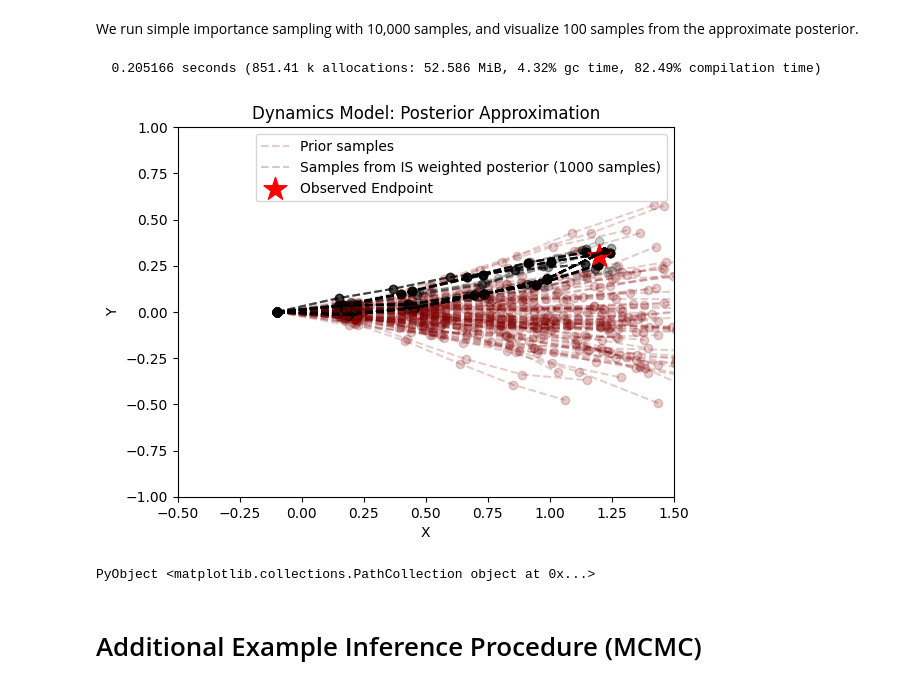
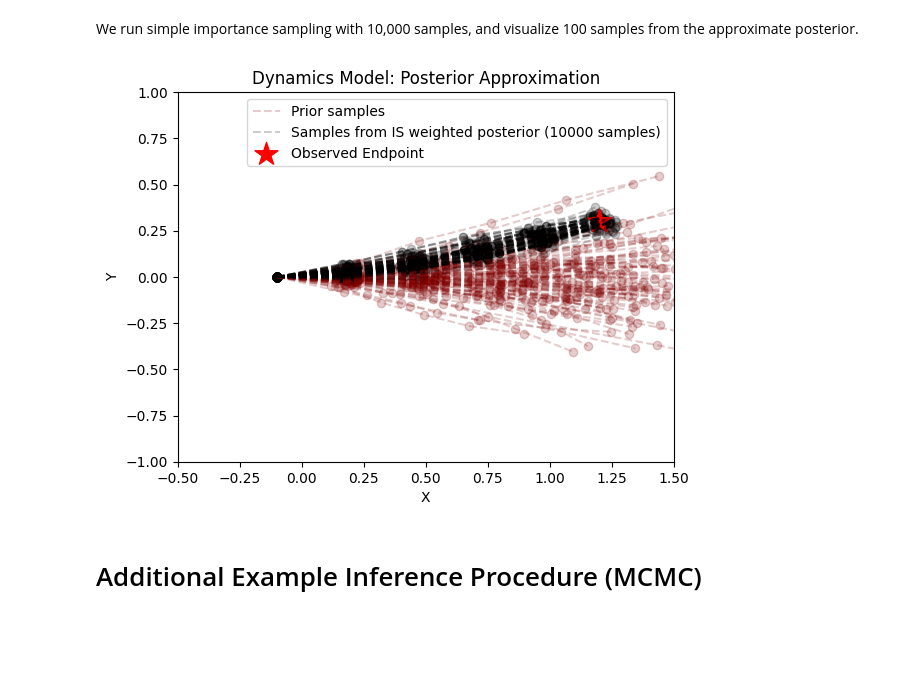
Before and after one commit to agarret7/GenIntuitivePhysicsPrototype, a Jupyter notebook: notebooks/1_inertia.ipynb, the cells around one changed output. Drawn from its saved outputs; the diff is of its cells as text; code cells hidden in the pictures; blank space fills up the shorter version.

```diff
--- a/notebooks/1_inertia.ipynb
+++ b/notebooks/1_inertia.ipynb
@@ -69,20 +67,18 @@ prior_traces = [first(Gen.generate(dynamics_model, model_args, constraints)) for
 We run simple importance sampling with 10,000 samples, and visualize 100 samples from the approximate posterior.
 # %%
 num_top_traces_to_visualize = 100
-num_is_samples = 1000
+num_is_samples = 10000
 fig2, ax = init_occluder_scene((obs_x, obs_y), "Posterior Approximation")
-@time (post_traces, log_norm_weights, lml_est) = importance_sampling(dynamics_model, model_args, constraints, num_is_samples)
+(post_traces, log_norm_weights, lml_est) = importance_sampling(dynamics_model, model_args, constraints, num_is_samples)
 probs = exp.(log_norm_weights)
 lines, = (tr -> draw_trace!(ax, tr; color="maroon")).(prior_traces)
 lines[end].set_label("Prior samples")
 lines, = (tr -> draw_trace!(ax, tr; color="black")).(post_traces[[categorical(probs) for _ in 1:100]])
 lines[end].set_label("Samples from IS weighted posterior ($num_is_samples samples)")
 ax.legend()
-ax.scatter(obs_x, obs_y, s=300, marker="*", c="red", label="Observed Endpoint")
+ax.scatter(obs_x, obs_y, s=300, marker="*", c="red", label="Observed Endpoint");
 # %% [output]
-  0.205166 seconds (851.41 k allocations: 52.586 MiB, 4.32% gc time, 82.49% compilation time)
-[figure, old version]
+[figure, new version]
-PyObject <matplotlib.collections.PathCollection object at 0x...>
 # %% [markdown]
 # Additional Example Inference Procedure (MCMC)
 # %% [markdown]
```
Also changed, not shown: parts of 5 cells of this notebook, 2 other files.
